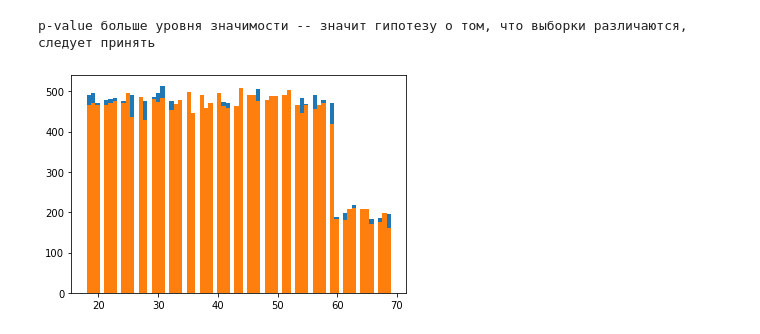
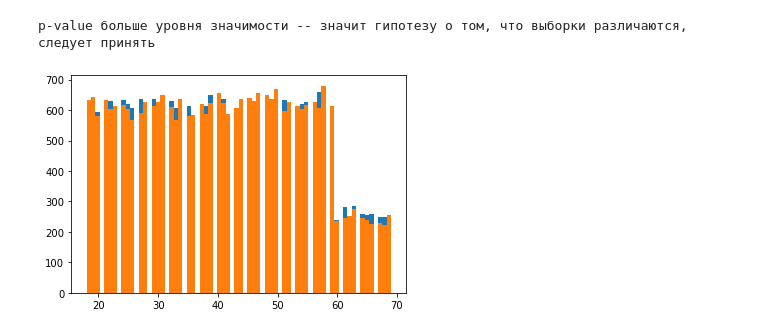
Before and after one commit to ASKhorosh/ABT-8, a Jupyter notebook: Split/split.ipynb, the cells around one changed output. Drawn from its saved outputs; the diff is of its cells as text; code cells hidden in the pictures.

```diff
--- a/Split/split.ipynb
+++ b/Split/split.ipynb
@@ -214,8 +214,8 @@ p-value больше уровня значимости -- значит гипо
 # %%
 #среди пользователей андроида по возрасту группы также значимо отличаются,
     #нужно, либо поменять характерную метрику для группы, либо, помимо возраста взять что-то еще
 
-plt.hist(no_city_center_1.age, bins=70);
-plt.hist(no_city_center_2.age, bins=70);
+plt.hist(Android_1.age, bins=70);
+plt.hist(Android_2.age, bins=70);
 # %% [output]
-[figure, old version]
+[figure, new version]
```
